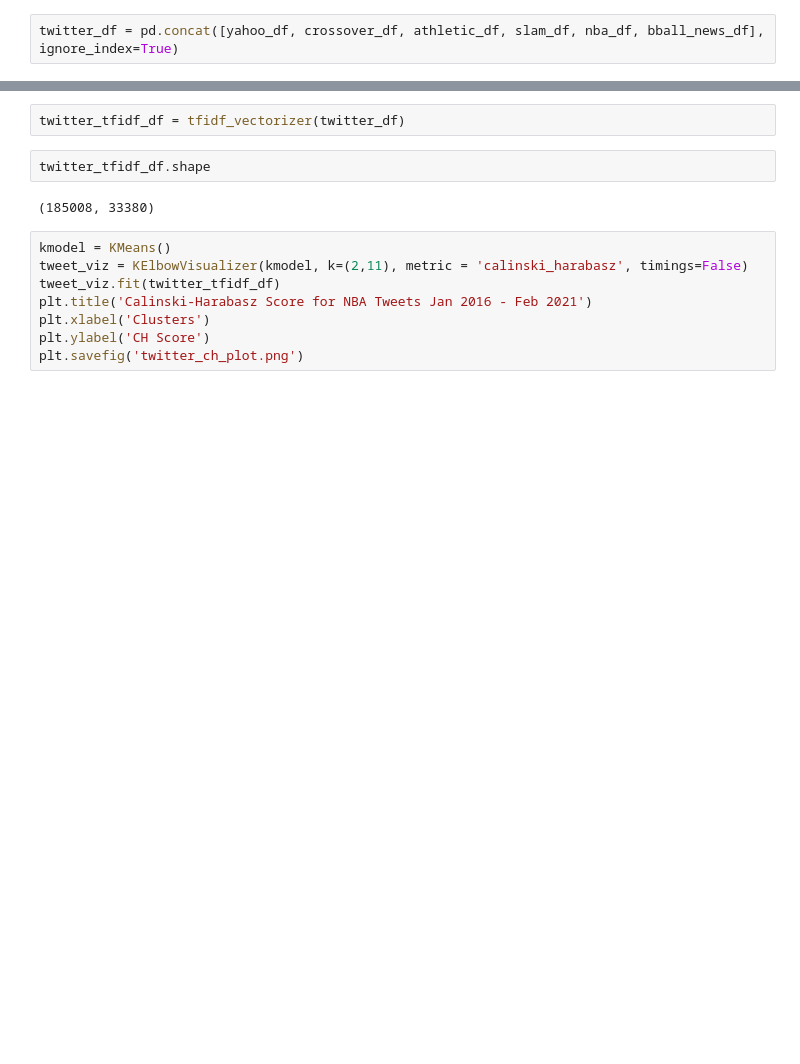
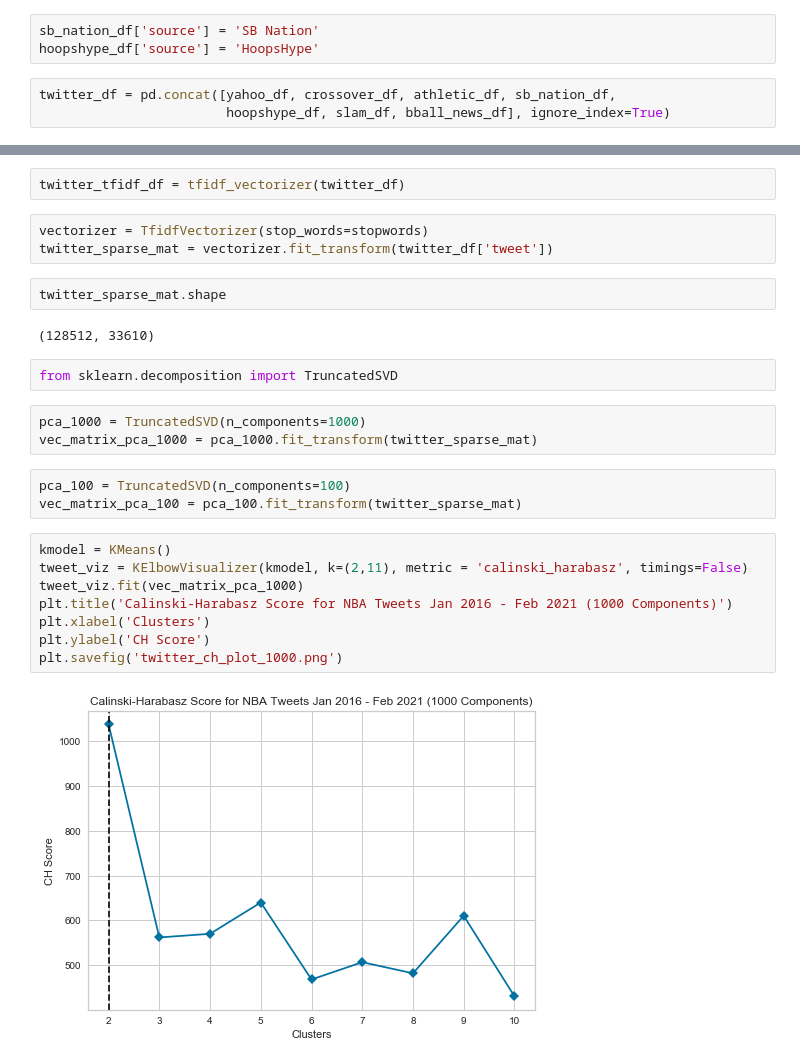
Before and after one commit to jeremy-lee93/capstone-project, a Jupyter notebook: scraping_tweets.ipynb, the cells around one changed output, grey strips where cells are left out. Saved outputs shown, nothing was run; the diff lists cells and outputs as text; blank space fills up the shorter version.

Commit message:
clustered tweets and cleaned up repo

```diff
--- a/scraping_tweets.ipynb
+++ b/scraping_tweets.ipynb
@@ -138,8 +171,12 @@ athletic_df['source'] = 'The Athletic'
 slam_df['source'] = 'Slam'
 nba_df['source'] = 'NBA'
 bball_news_df['source'] = 'Basketball News'
+# %%
+sb_nation_df['source'] = 'SB Nation'
+hoopshype_df['source'] = 'HoopsHype'
 # %%
-twitter_df = pd.concat([yahoo_df, crossover_df, athletic_df, slam_df, nba_df, bball_news_df], ignore_index=True)
+twitter_df = pd.concat([yahoo_df, crossover_df, athletic_df, sb_nation_df,
+                        hoopshype_df, slam_df, bball_news_df], ignore_index=True)
 # %%
 pd.set_option('display.max_colwidth', 100)
 twitter_df.head()
@@ -253,15 +292,28 @@ def tfidf_vectorizer(dataframe):
     return tfidf_df
 # %%
 twitter_tfidf_df = tfidf_vectorizer(twitter_df)
+# %%
+vectorizer = TfidfVectorizer(stop_words=stopwords)
+twitter_sparse_mat = vectorizer.fit_transform(twitter_df['tweet'])
 # %%
-twitter_tfidf_df.shape
+twitter_sparse_mat.shape
 # %% [output]
-(185008, 33380)
+(128512, 33610)
+# %%
+from sklearn.decomposition import TruncatedSVD
+# %%
+pca_1000 = TruncatedSVD(n_components=1000)
+vec_matrix_pca_1000 = pca_1000.fit_transform(twitter_sparse_mat)
+# %%
+pca_100 = TruncatedSVD(n_components=100)
+vec_matrix_pca_100 = pca_100.fit_transform(twitter_sparse_mat)
 # %%
 kmodel = KMeans()
 tweet_viz = KElbowVisualizer(kmodel, k=(2,11), metric = 'calinski_harabasz', timings=False)
-tweet_viz.fit(twitter_tfidf_df)
-plt.title('Calinski-Harabasz Score for NBA Tweets Jan 2016 - Feb 2021')
+tweet_viz.fit(vec_matrix_pca_1000)
+plt.title('Calinski-Harabasz Score for NBA Tweets Jan 2016 - Feb 2021 (1000 Components)')
 plt.xlabel('Clusters')
 plt.ylabel('CH Score')
-plt.savefig('twitter_ch_plot.png')
+plt.savefig('twitter_ch_plot_1000.png')
+# %% [output]
+[figure, added]
```
Also changed, not shown: parts of 43 cells of this notebook, 9 other files.
